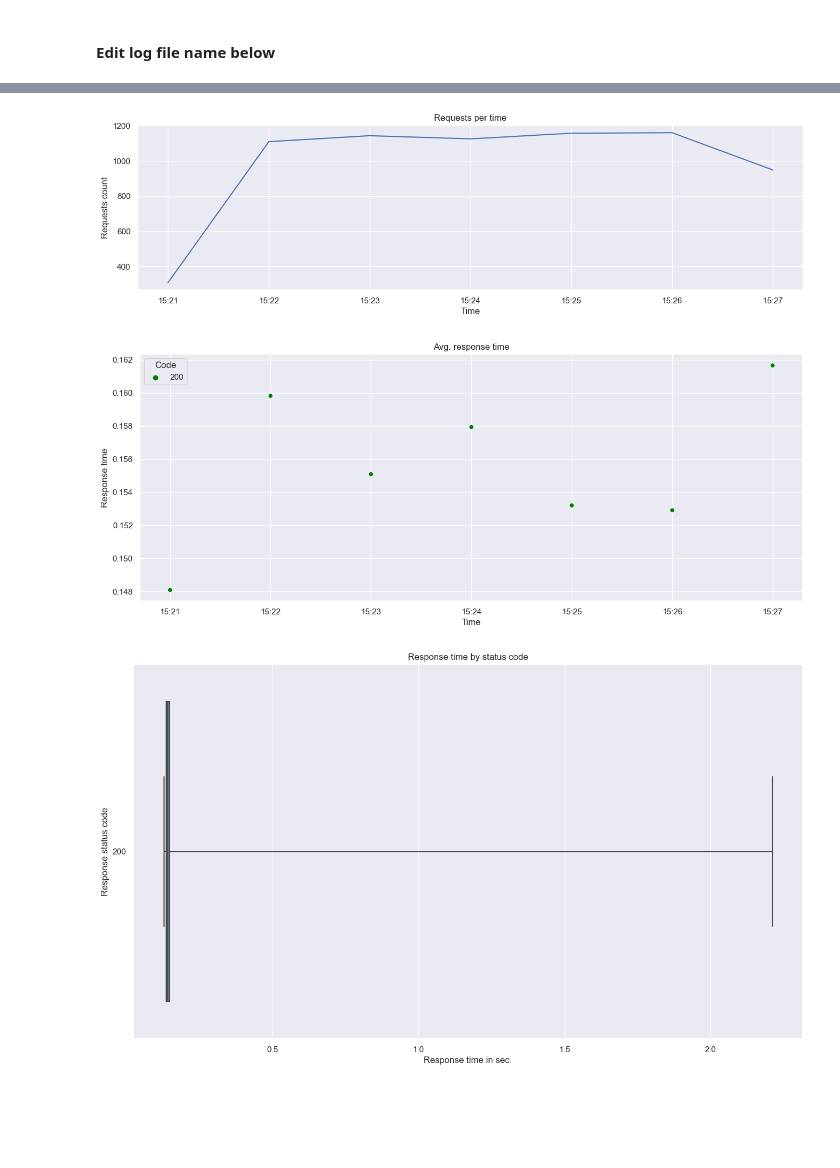
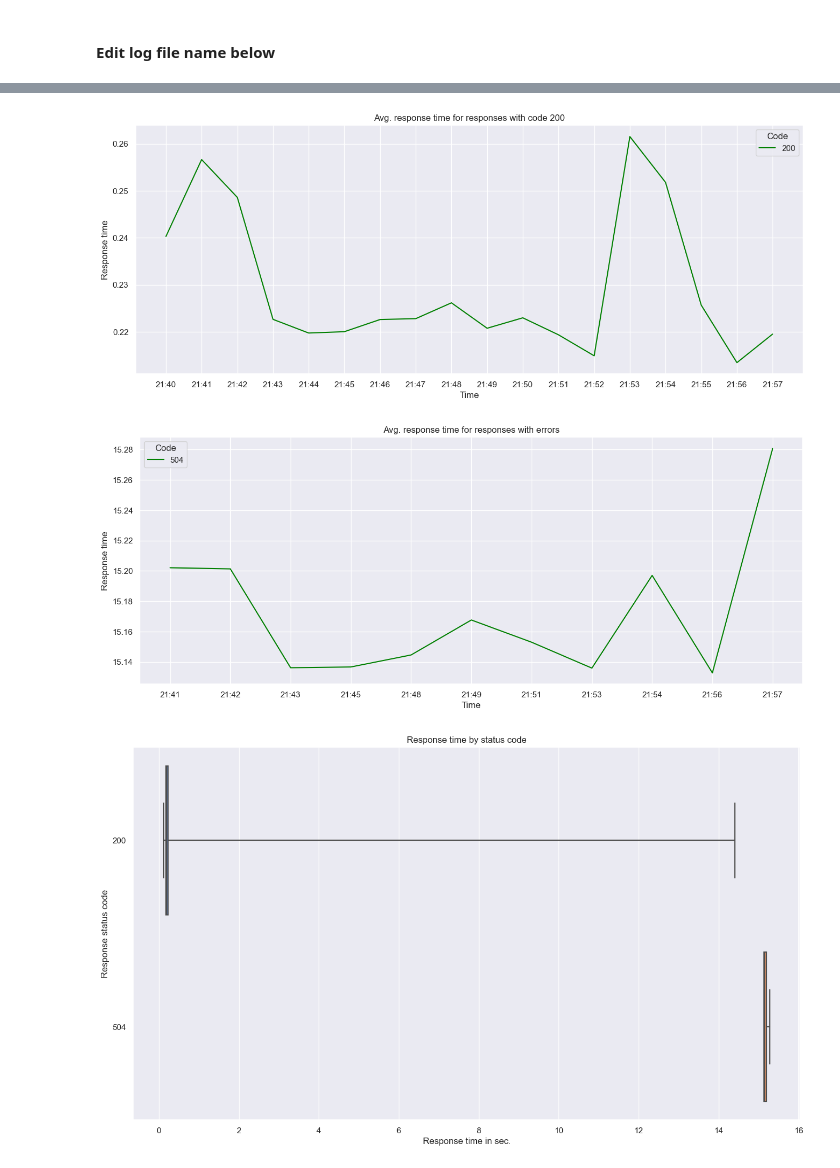
Before and after one commit to g3ss3r/data_loader, a Jupyter notebook: report.ipynb, the cells around one changed output, grey strips where cells are left out. Drawn from its saved outputs; the diff is of its cells as text; code cells hidden in the pictures; blank space fills up the shorter version.

Commit message:
Split reports to blocks

```diff
--- a/report.ipynb
+++ b/report.ipynb
@@ -25,13 +28,13 @@ reports_folder = os.environ.get('REPORTS_FOLDER')
 # %% [markdown]
 #### Edit log file name below
 # %%
-report_file = "20230501_152144.log"
+report_file = "./logs/20230429_214023.log" # "20230501_152144.log"
 
 groupby_type = "MINUTES" # SECONDS
 # %%
 # Reading data from file
 # Filtering lines in wrong format
-file = open(reports_folder + report_file, 'r')
+file = open(report_file, 'r')
 
 data = []
 skipped_rows = 0
@@ -146,36 +172,57 @@ receiver-0              2302              0.15738
+# %%
+# Building avg time plot for responses with code 200
+plt.figure(figsize=(16, 6))
+sns.set_theme()
+
+df_requests_type = df_log.groupby(['Time', 'Code']).agg({"Entity": "count", "Response time": "mean"}).reset_index()
+
+plot_all = sns.lineplot(data=df_requests_type[df_requests_type['Code']==200],
+                        x="Time",
+                        y="Response time",
+                        hue="Code",
+                        palette=palette)
+
+plot_all.set(title='Avg. response time for responses with code 200')
+plt.show()
+# %% [output]
+[figure, added]
+# %%
+# Building avg 300/400/500 response time plot
+plt.figure(figsize=(16, 6))
+sns.set_theme()
+
+df_requests_type = df_log.groupby(['Time', 'Code']).agg({"Entity": "count", "Response time": "mean"}).reset_index()
+
+plot_all = sns.lineplot(data=df_requests_type[df_requests_type['Code']!=200],
+                        x="Time",
+                        y="Response time",
+                        hue="Code",
+                        palette=palette)
+
+plot_all.set(title='Avg. response time for responses with errors')
+plt.show()
+# %% [output]
+[figure, added]
 # %%
-df_requests = df_log.groupby('Time').agg("Entity").count()
-
-# Building request per time plot
-plt.figure(figsize=(16, 4))
-sns.set_theme()
-plot = sns.lineplot(data=df_requests, markers=True)
-plot.set(title='Requests per time', ylabel='Requests count')
-plt.show()
-
-# Building avg response time plot
-plt.figure(figsize=(16, 6))
-sns.set_theme()
-
-df_requests_type = df_log.groupby(['Time', 'Code']).agg({"Entity": "count", "Response time": "mean"}).reset_index()
-palette=['green','red'] #, 'orange','brown','dodgerblue']
-plot_all = sns.scatterplot(data=df_requests_type, x="Time", y="Response time", hue="Code", palette=palette)
-plot_all.set(title='Avg. response time')
-plt.show()
-
 # Preparing response time by status code plot
 plt.figure(figsize=(16, 9))
 sns.set_theme()
 
 df_box = df_log
 df_box['Code'] = df_box['Code'].astype(int)
-plot = sns.boxplot(data=df_log, y="Code", x="Response time", whis=[0, 100], orient="h")
-plot.set(title='Response time by status code', ylabel="Response status code", xlabel="Response time in sec.")
+
+plot = sns.boxplot(data=df_log,
+                   y="Code",
+                   x="Response time",
+                   whis=[0, 100],
+                   orient="h")
+
+plot.set(title='Response time by status code',
+         ylabel="Response status code",
+         xlabel="Response time in sec.")
 
 plt.show()
 # %% [output]
-[figure, old version]
+[figure, new version]
-[figure, removed]
-[figure, removed]
 # %%
 # Top slowest responses
```
Also changed, not shown: parts of 9 cells of this notebook.
